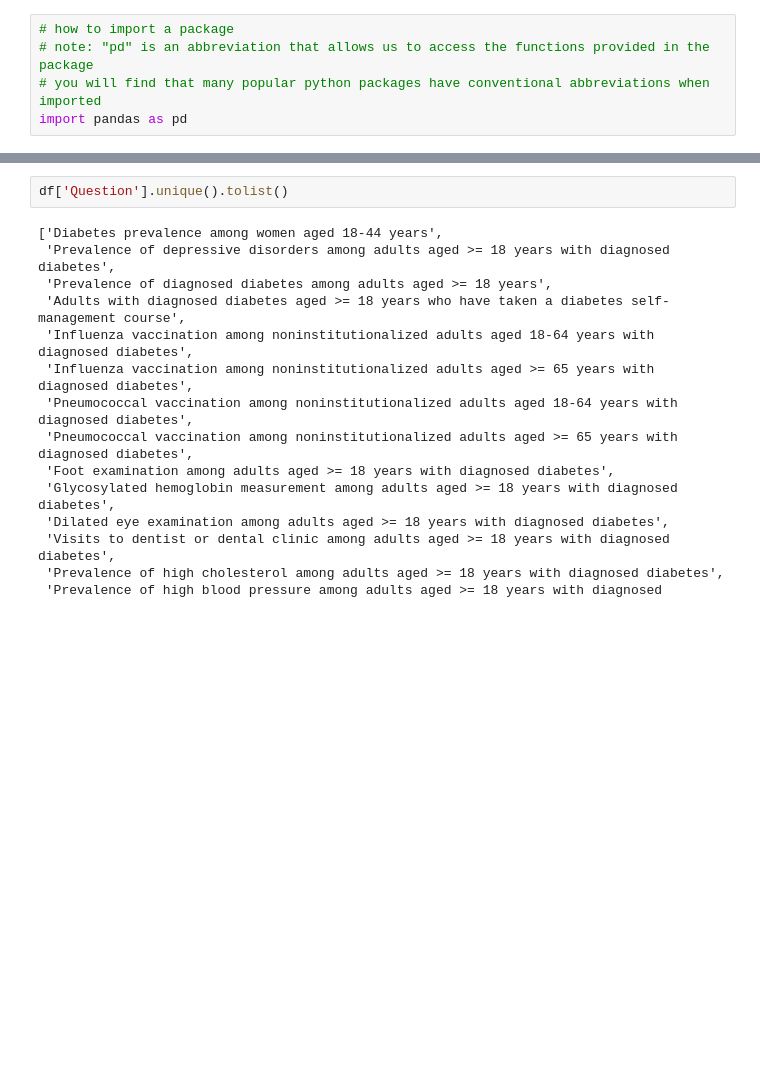
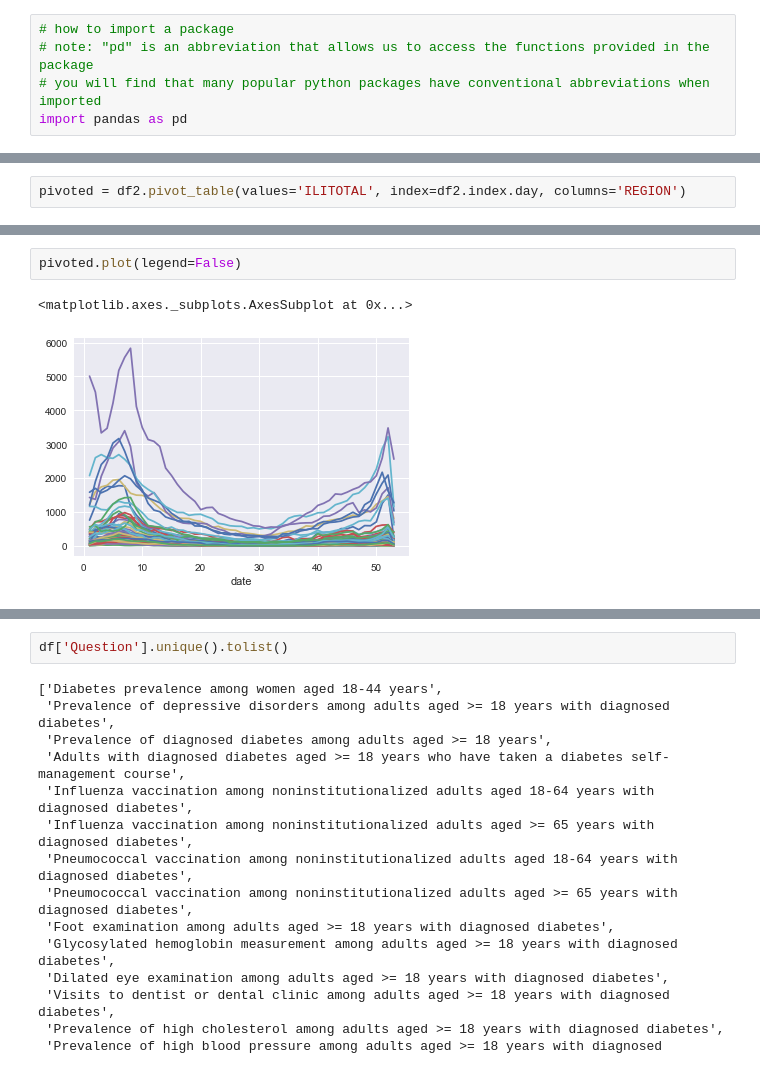
Before and after one commit to greenkidneybean/biol262, a Jupyter notebook: 1 - Python Pandas Lesson 181126.ipynb, the cells around one changed output, grey strips where cells are left out. Cells and saved outputs as stored; diff of their text form; blank space fills up the shorter version.

```diff
--- a/1 - Python Pandas Lesson 181126.ipynb
+++ b/1 - Python Pandas Lesson 181126.ipynb
@@ -118,0 +449,2 @@ df
+# %%
+pivoted = df2.pivot_table(values='ILITOTAL', index=df2.index.day, columns='REGION')
@@ -118,0 +473,5 @@ df
+# %%
+pivoted.plot(legend=False)
+# %% [output]
+<matplotlib.axes._subplots.AxesSubplot at 0x...>
+[figure, added]
```
Also changed, not shown: parts of 71 cells of this notebook, 4 other files.
